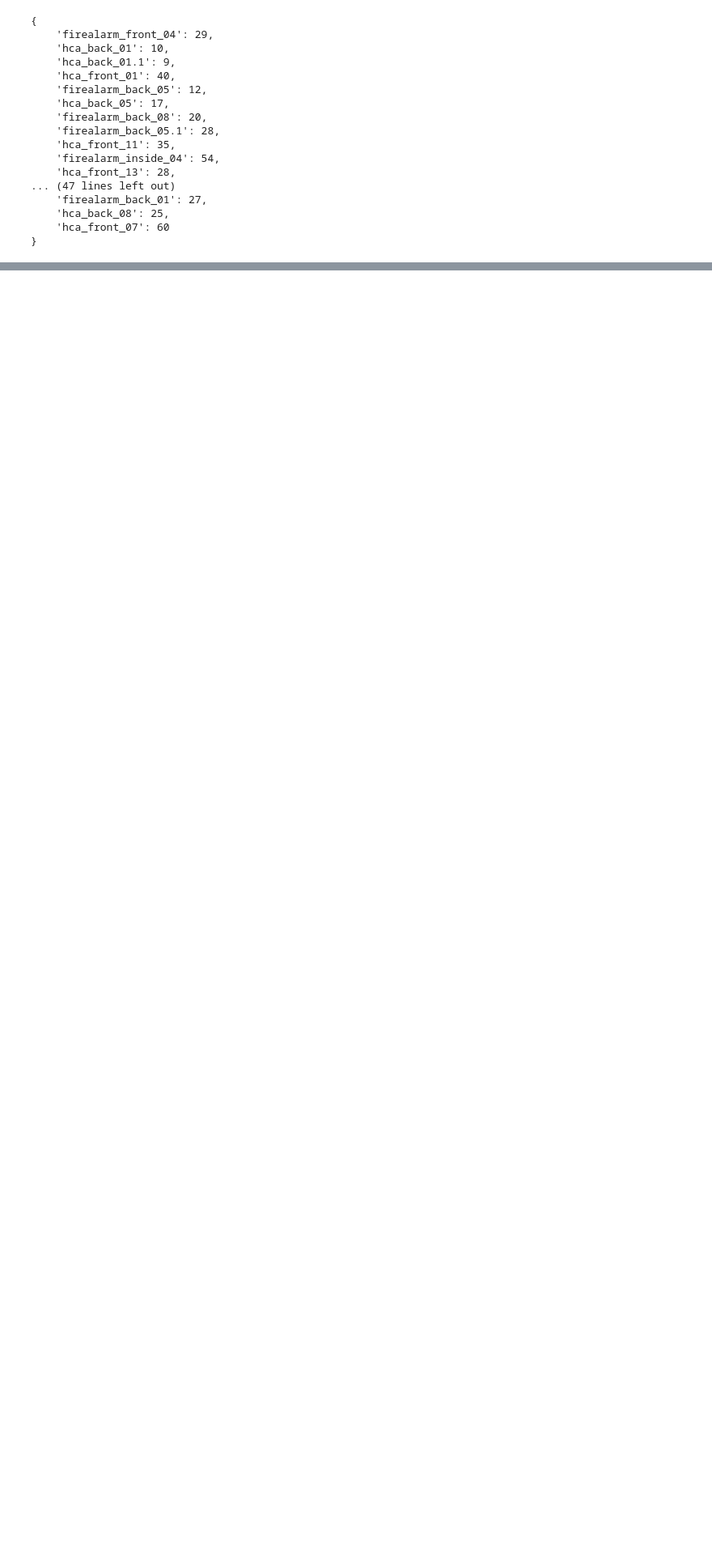
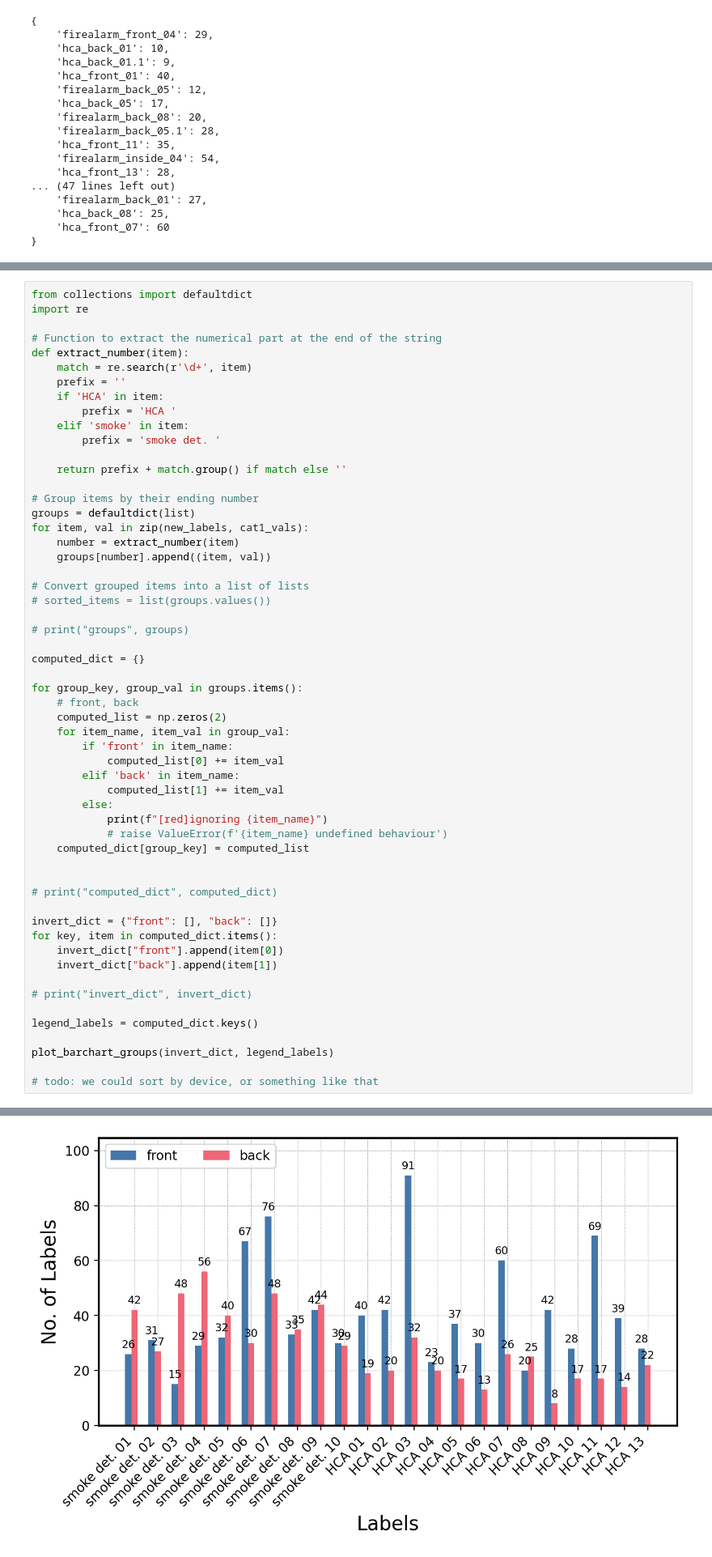
Before and after one commit to ReconCycle/device_reid, a Jupyter notebook: plot_dataset.ipynb, the cells around one changed output, grey strips where cells are left out. Shown at 81% size. Cells and saved outputs as stored; diff of their text form; blank space fills up the shorter version.

```diff
--- a/plot_dataset.ipynb
+++ b/plot_dataset.ipynb
@@ -121,0 +167,57 @@ plot_barchart(cat1_vals, labels)
+# %%
+from collections import defaultdict
+import re
+
+# Function to extract the numerical part at the end of the string
+def extract_number(item):
+    match = re.search(r'\d+', item)
+    prefix = ''
+    if 'HCA' in item:
+        prefix = 'HCA '
+    elif 'smoke' in item:
+        prefix = 'smoke det. '
+
+    return prefix + match.group() if match else ''
+
+# Group items by their ending number
+groups = defaultdict(list)
+for item, val in zip(new_labels, cat1_vals):
+    number = extract_number(item)
+    groups[number].append((item, val))
+
+# Convert grouped items into a list of lists
+# sorted_items = list(groups.values())
+
+# print("groups", groups)
+
+computed_dict = {}
+
+for group_key, group_val in groups.items():
+    # front, back
+    computed_list = np.zeros(2)
+    for item_name, item_val in group_val:
+        if 'front' in item_name:
+            computed_list[0] += item_val
+        elif 'back' in item_name:
+            computed_list[1] += item_val
+        else:
+            print(f"[red]ignoring {item_name}")
+            # raise ValueError(f'{item_name} undefined behaviour')
+    computed_dict[group_key] = computed_list
+
+
+# print("computed_dict", computed_dict)
+
+invert_dict = {"front": [], "back": []}
+for key, item in computed_dict.items():
+    invert_dict["front"].append(item[0])
+    invert_dict["back"].append(item[1])
+
+# print("invert_dict", invert_dict)
+
+legend_labels = computed_dict.keys()
+
+plot_barchart_groups(invert_dict, legend_labels)
+
+# todo: we could sort by device, or something like that
+# %% [output]
@@ -122,3 +225,4 @@ plot_barchart(cat1_vals, labels)
+[figure, added]
 # %%
 
 
```
Also changed, not shown: parts of 8 cells of this notebook, 9 other files.
